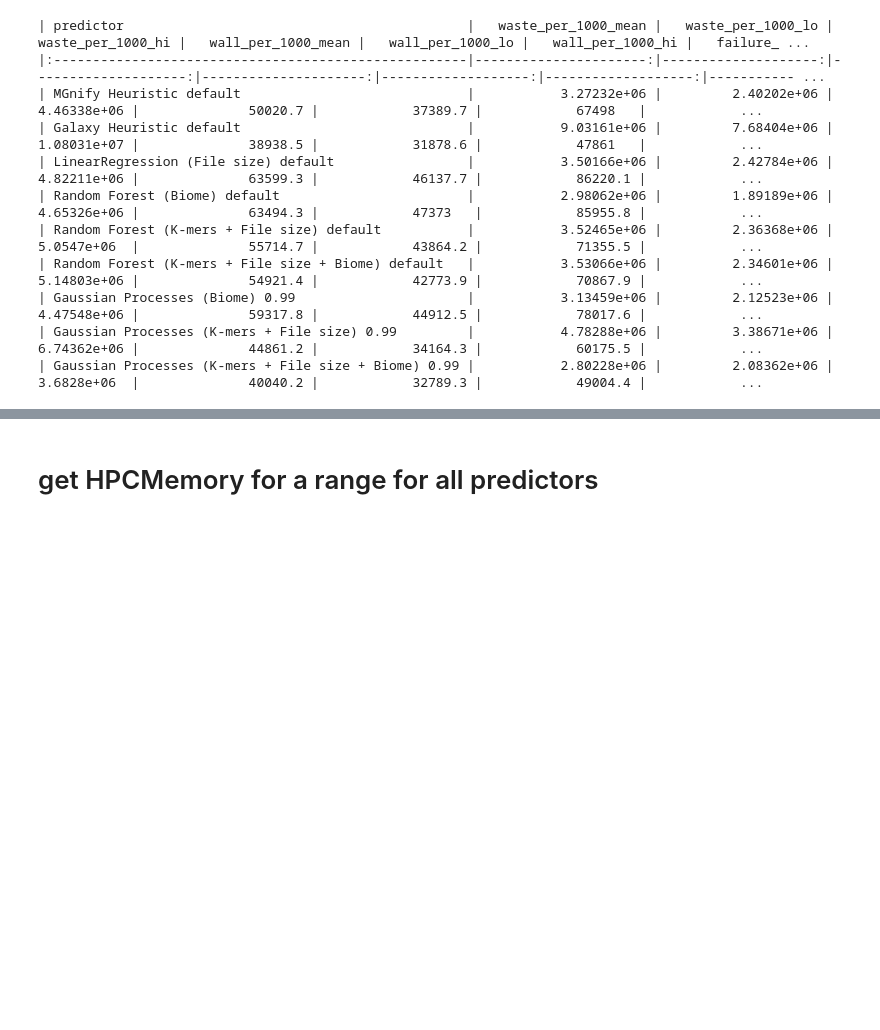
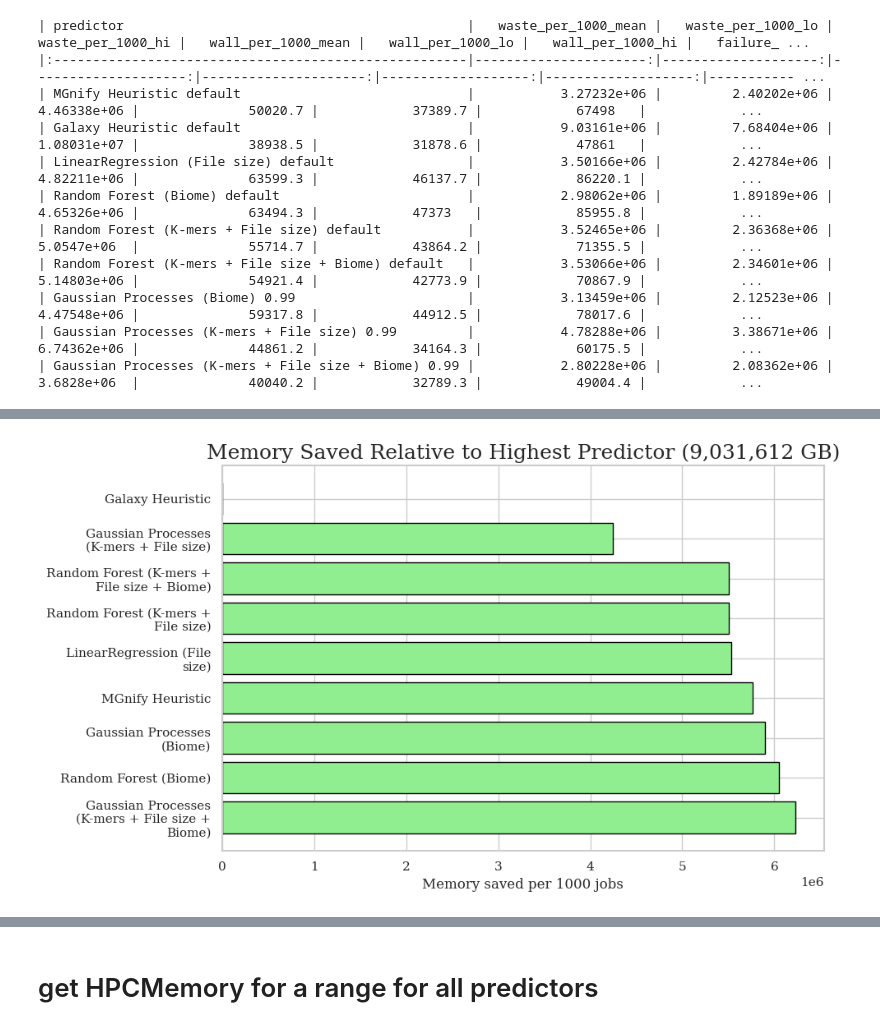
Before and after one commit to usegalaxy-eu/FAIRyMAGs, a Jupyter notebook: resource-estimation/evaluation-metrics/evaluation_metrics.ipynb, the cells around one changed output, grey strips where cells are left out. Drawn from its saved outputs; the diff is of its cells as text; code cells hidden in the pictures; blank space fills up the shorter version.

```diff
--- a/resource-estimation/evaluation-metrics/evaluation_metrics.ipynb
+++ b/resource-estimation/evaluation-metrics/evaluation_metrics.ipynb
@@ -934,3 +932,22 @@ print(summary_df.to_markdown(index=False))
+# %%
+# --- Second plot: Memory saved relative to highest predictor ---
+highest_waste = summary_sorted["waste_per_1000_mean"].max()
+saved_memory = highest_waste - summary_sorted["waste_per_1000_mean"]
+
+plt.figure(figsize=(10, 6))
+plt.barh(
+    labels,
+    saved_memory,
+    color="lightgreen",
+    edgecolor="black"
+)
+plt.xlabel("Memory saved per 1000 jobs")
+plt.title(f"Memory Saved Relative to Highest Predictor ({highest_waste:,.0f} GB)")
+plt.gca().invert_yaxis()  # Keep same order as original chart
+plt.tight_layout()
+plt.show()
+# %% [output]
+[figure, added]
 # %%
 
 # Optional plots (require matplotlib)
```
Also changed, not shown: parts of 22 cells of this notebook, 16 other files.
